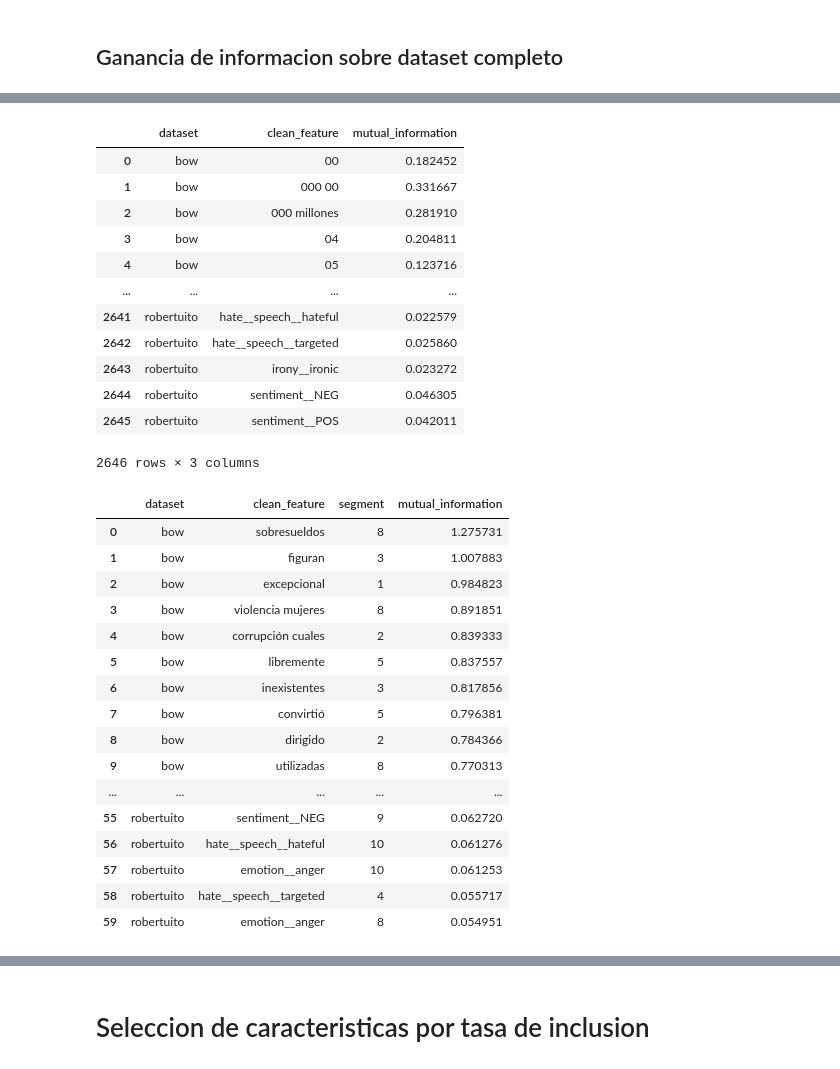
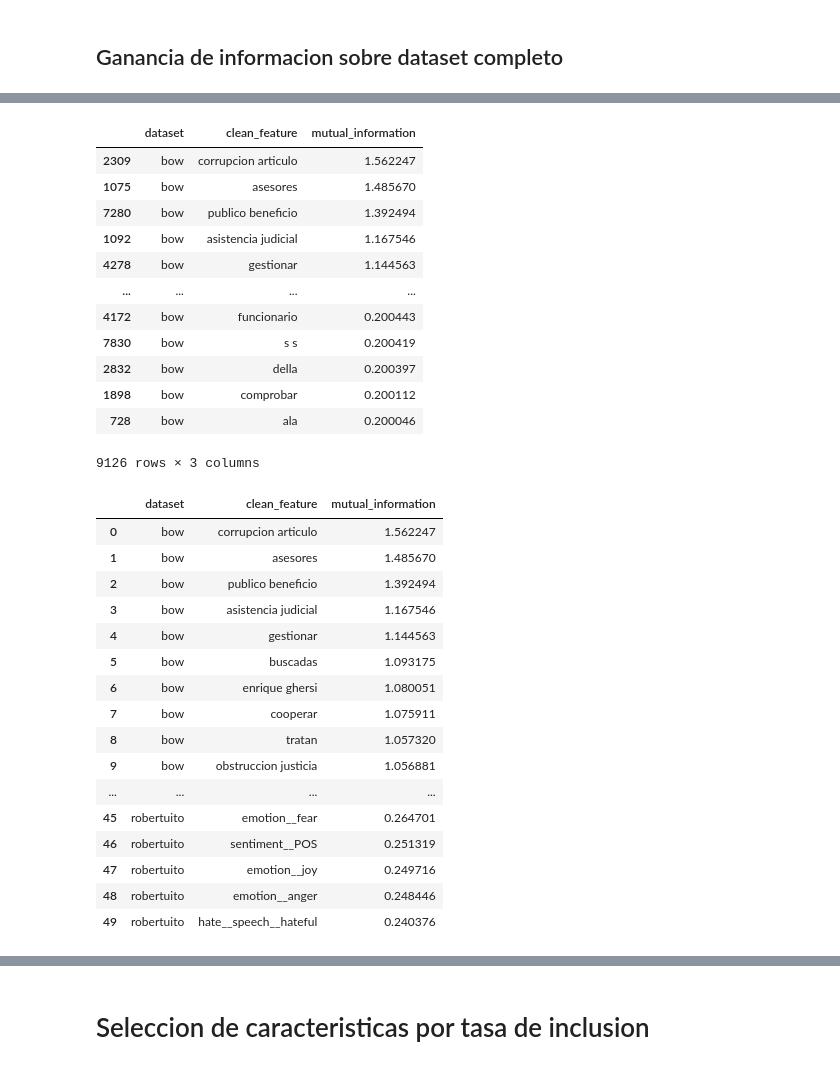
Before and after one commit to PastaFosil/ComputerScienceMaster, a Jupyter notebook: proyecto_tecnologico/codigos/feature_selection.ipynb, the cells around one changed output, grey strips where cells are left out. Drawn from its saved outputs; the diff is of its cells as text; code cells hidden in the pictures.

```diff
--- a/proyecto_tecnologico/codigos/feature_selection.ipynb
+++ b/proyecto_tecnologico/codigos/feature_selection.ipynb
@@ -245,7 +176,7 @@ plt.show()
 ### Rankings resultados de busqueda
 # %%
 # Leer el archivo JSON guardado
-Nombre_Archivo = f"./buscador/resultados/resultados_corrupcion.json"
+Nombre_Archivo = f"../buscador/resultados/resultados_corrupcion.json"
 
 with open(Nombre_Archivo, "r") as file:
     resultados = json.load(file)
@@ -256,7 +187,7 @@ for i in range(len(resultados)):
 resultados.sort(key=lambda x: x['country'])
 
 # Leer el archivo JSON guardado
-Nombre_Archivo = f"./buscador/resultados/res_unicos_corrupcion.json"
+Nombre_Archivo = f"../buscador/resultados/res_unicos_corrupcion.json"
 
 with open(Nombre_Archivo, "r") as file:
     all_hrefs = json.load(file)
@@ -710,54 +776,56 @@ print(mi_df.groupby(['target', 'dataset']).head(5))
 # %%
+#mi_df = pd.read_csv("../mi_results/mutual_information_all_features.csv")
 mi_df = pd.read_csv("mutual_information_all_features.csv")
+#mi_df = mi_df[mi_df['target'].isin(['2-clases', '3-clases'])]
 mi_df['clean_feature'] = mi_df['feature'].str.replace(
     r'_(?:cum|diff|std|mean|max|min|sum|delta|delta_cum)_s\d+$',
     '',
     regex=True
 )
 mi_df['segment'] = mi_df['feature'].str.extract(r'_(cum|diff|std|mean|max|min|sum|delta|delta_cum)_s(\d+)$', expand=True)[1].astype(int)
-mi = mi_df[['dataset', 'clean_feature', 'mutual_information']].groupby(['dataset', 'clean_feature']).mean().reset_index()
-#mi.sort_values(['target', 'dataset', 'mutual_information'], ascending=[True, True, False], inplace=True)
-#mi[mi['mutual_information']>0.2]
-mi
+mi = mi_df[mi_df['mutual_information_normalized'] > 0.2][['dataset', 'clean_feature', 'mutual_information']].groupby(['dataset', 'clean_feature']).mean().reset_index()
+#mi = mi_df[['dataset', 'clean_feature', 'mutual_information']].groupby(['dataset', 'clean_feature']).mean().reset_index()
+mi.sort_values(['dataset', 'mutual_information'], ascending=[True, False], inplace=True)
+mi[mi['dataset']=='bow']#.where(mi['mutual_information']>0.2).dropna()
 # %% [output]
 |  | dataset | clean_feature | mutual_information |
-| 0 | bow | 00 | 0.182452 |
-| 1 | bow | 000 00 | 0.331667 |
-| 2 | bow | 000 millones | 0.281910 |
-| 3 | bow | 04 | 0.204811 |
-| 4 | bow | 05 | 0.123716 |
+| 2309 | bow | corrupcion articulo | 1.562247 |
+| 1075 | bow | asesores | 1.485670 |
+| 7280 | bow | publico beneficio | 1.392494 |
+| 1092 | bow | asistencia judicial | 1.167546 |
+| 4278 | bow | gestionar | 1.144563 |
 | ... | ... | ... | ... |
-| 2641 | robertuito | hate__speech__hateful | 0.022579 |
-| 2642 | robertuito | hate__speech__targeted | 0.025860 |
-| 2643 | robertuito | irony__ironic | 0.023272 |
-| 2644 | robertuito | sentiment__NEG | 0.046305 |
-| 2645 | robertuito | sentiment__POS | 0.042011 |
+| 4172 | bow | funcionario | 0.200443 |
+| 7830 | bow | s s | 0.200419 |
+| 2832 | bow | della | 0.200397 |
+| 1898 | bow | comprobar | 0.200112 |
+| 728 | bow | ala | 0.200046 |
-2646 rows × 3 columns
+9126 rows × 3 columns
 # %%
 top_n_per_dataset = mi.groupby('dataset').apply(
     lambda x: x.nlargest(20, 'mutual_information')
 ).reset_index(drop=True)
 top_n_per_dataset.sort_values(['dataset', 'mutual_information'], ascending=[True, False], inplace=True)
 top_n_per_dataset.to_csv("mutual_information_top_per_dataset.csv", index=False)
-top_n_per_dataset
+top_n_per_dataset#[top_n_per_dataset['dataset']=='forms']
 # %% [output]
-|  | dataset | clean_feature | segment | mutual_information |
-| 0 | bow | sobresueldos | 8 | 1.275731 |
-| 1 | bow | figuran | 3 | 1.007883 |
-| 2 | bow | excepcional | 1 | 0.984823 |
-| 3 | bow | violencia mujeres | 8 | 0.891851 |
-| 4 | bow | corrupción cuales | 2 | 0.839333 |
-| 5 | bow | libremente | 5 | 0.837557 |
-| 6 | bow | inexistentes | 3 | 0.817856 |
-| 7 | bow | convirtió | 5 | 0.796381 |
-| 8 | bow | dirigido | 2 | 0.784366 |
-| 9 | bow | utilizadas | 8 | 0.770313 |
-| ... | ... | ... | ... | ... |
-| 55 | robertuito | sentiment__NEG | 9 | 0.062720 |
-| 56 | robertuito | hate__speech__hateful | 10 | 0.061276 |
-| 57 | robertuito | emotion__anger | 10 | 0.061253 |
-| 58 | robertuito | hate__speech__targeted | 4 | 0.055717 |
-| 59 | robertuito | emotion__anger | 8 | 0.054951 |
+|  | dataset | clean_feature | mutual_information |
+| 0 | bow | corrupcion articulo | 1.562247 |
+| 1 | bow | asesores | 1.485670 |
+| 2 | bow | publico beneficio | 1.392494 |
+| 3 | bow | asistencia judicial | 1.167546 |
+| 4 | bow | gestionar | 1.144563 |
+| 5 | bow | buscadas | 1.093175 |
+| 6 | bow | enrique ghersi | 1.080051 |
+| 7 | bow | cooperar | 1.075911 |
+| 8 | bow | tratan | 1.057320 |
+| 9 | bow | obstruccion justicia | 1.056881 |
+| ... | ... | ... | ... |
+| 45 | robertuito | emotion__fear | 0.264701 |
+| 46 | robertuito | sentiment__POS | 0.251319 |
+| 47 | robertuito | emotion__joy | 0.249716 |
+| 48 | robertuito | emotion__anger | 0.248446 |
+| 49 | robertuito | hate__speech__hateful | 0.240376 |
 # %%
 mi = mi_df[['dataset', 'clean_feature', 'segment', 'mutual_information']].groupby(['dataset', 'clean_feature', 'segment']).mean().reset_index()
 top_n_per_segment = mi.groupby(['dataset', 'segment']).apply(
```
Also changed, not shown: parts of 16 cells of this notebook, 31 other files.
